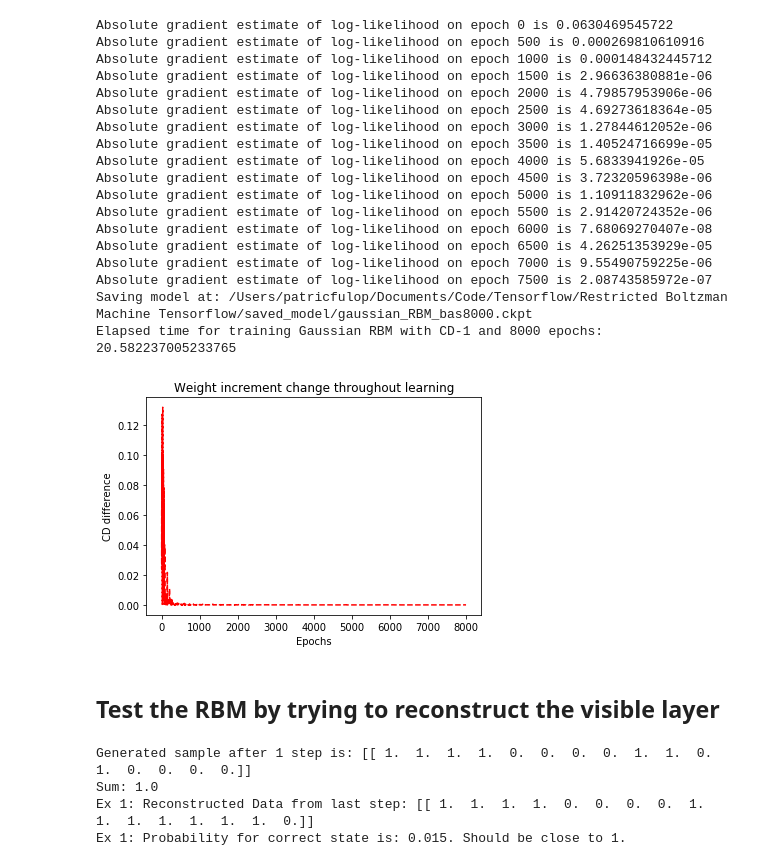
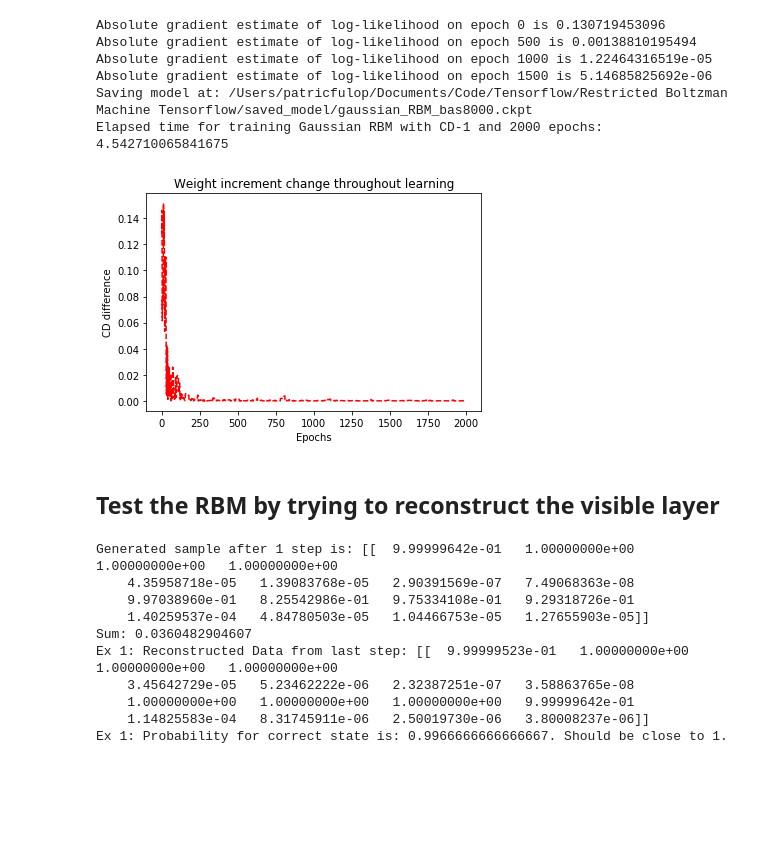
Before and after one commit to patricieni/RBM-Tensorflow, a Jupyter notebook: Gaussian RBM.ipynb, the cells around one changed output. Drawn from its saved outputs; the diff is of its cells as text; code cells hidden in the pictures; blank space fills up the shorter version.

Commit message:
Correct Gaussian rbm model with Notebook for BAS data

```diff
--- a/Gaussian RBM.ipynb
+++ b/Gaussian RBM.ipynb
@@ -1,21 +12,9 @@
 # %%
-import tensorflow as tf
-import os
-import numpy as np
-import numpy.random as rng
-from tensorflow.examples.tutorials.mnist import input_data
-from rbm.examples import bas_data
-from rbm.helper import batch
-from rbm.model import rbm
-import matplotlib.pyplot as plt
-import time
-
-
 # Create session.
 sess = tf.InteractiveSession()
 
 # Initialize RBM Model and batch BAS Dataset
-rbm_model= rbm.RBM(n_visible = 16, n_hidden = 16, lr = tf.constant(0.1,tf.float32), epochs = 8000)
+rbm_model= rbm.RBM(n_visible = 16, n_hidden = 16, lr = tf.constant(0.1,tf.float32), epochs = 2000)
 data = bas_data.get_data(rng.RandomState(123456))
 bt = batch.Batch(X = data, batch_size = 1)
 
@@ -42,17 +41,17 @@ with tf.name_scope("Accuracy"):
 # K-step Contrastive Divergence using Gibbs sampling
 # Positive divergence v_0^T * p(h_0|v_0)
 with tf.name_scope('Hidden_probabilities'):
-    pos_hid_prob = rbm.get_linear_probabilities('hidden',W,v,hb)
+    pos_hid_prob = rbm.get_gaussian_probabilities('hidden',W,v,hb)
 with tf.name_scope('Positive_Divergence'):
     pos_divergence = tf.matmul(tf.transpose(v),pos_hid_prob)
 
 
-pos_hid_states = rbm.sample_linear(pos_hid_prob)
-neg_vis_prob = rbm.get_linear_probabilities('visible', W, pos_hid_states, vb)
+pos_hid_states = rbm.sample(pos_hid_prob)
+neg_vis_prob = rbm.get_gaussian_probabilities('visible', W, pos_hid_states, vb)
 
 # Negative part v_sampled^T * p(h_sample_k+1|v_sample_k)
 with tf.name_scope('Negative_hidden_probabilities'):
-    neg_hid_prob = rbm.get_linear_probabilities('hidden', W, neg_vis_prob, hb)
+    neg_hid_prob = rbm.get_gaussian_probabilities('hidden', W, neg_vis_prob, hb)
 with tf.name_scope('Negative_Divergence'):
     neg_divergence = tf.matmul(tf.transpose(neg_vis_prob),neg_hid_prob)
 
@@ -86,58 +85,46 @@ test_writer = tf.summary.FileWriter(path_test,sess.graph)
 
 saver = tf.train.Saver({"weights":W, "visible_bias":vb, "hidden_bias":hb})
 
 ##### Start of training ######
 ##### -----------------#######
 start_time = time.time()
 sess.run(tf.global_variables_initializer())
 for epoch in range(rbm_model.epochs):
     if epoch % 30 == 0:
         sess.run(reinit)
     d = bt.get_batch()
     feed={v: d}
     [error_update, weight_update, accuracy_out, summary_str] = sess.run([error_sum, update,
                                                                        accuracy_update, summary],feed_dict=feed)
     test_writer.add_summary(summary_str,epoch)
 
     # Print log-likelihood to visualize how it decreases
     err[epoch] = sess.run(total_err)
     if epoch % 500 == 0 :
         print("Absolute gradient estimate of log-likelihood on epoch %s is %s" %(epoch,np.abs(err[epoch])))
 save_path = saver.save(sess, os.getcwd() + "/saved_model/gaussian_RBM_bas8000.ckpt")
 print("Saving model at: %s"%(save_path))
 ##### --------------- ######
 ##### End of Training ######
 
 # Plot
 print("Elapsed time for training Gaussian RBM with CD-1 and %s epochs: %s "%(rbm_model.epochs,time.time()-start_time))
 rbm.plot_weight_update(x=np.arange(0,rbm_model.epochs,1),y=np.abs(err))
 # %% [output]
-Absolute gradient estimate of log-likelihood on epoch 0 is 0.0630469545722
-Absolute gradient estimate of log-likelihood on epoch 500 is 0.000269810610916
-Absolute gradient estimate of log-likelihood on epoch 1000 is 0.000148432445712
-Absolute gradient estimate of log-likelihood on epoch 1500 is 2.96636380881e-06
-Absolute gradient estimate of log-likelihood on epoch 2000 is 4.79857953906e-06
-Absolute gradient estimate of log-likelihood on epoch 2500 is 4.69273618364e-05
-Absolute gradient estimate of log-likelihood on epoch 3000 is 1.27844612052e-06
-Absolute gradient estimate of log-likelihood on epoch 3500 is 1.40524716699e-05
-Absolute gradient estimate of log-likelihood on epoch 4000 is 5.6833941926e-05
-Absolute gradient estimate of log-likelihood on epoch 4500 is 3.72320596398e-06
-Absolute gradient estimate of log-likelihood on epoch 5000 is 1.10911832962e-06
-Absolute gradient estimate of log-likelihood on epoch 5500 is 2.91420724352e-06
-Absolute gradient estimate of log-likelihood on epoch 6000 is 7.68069270407e-08
-Absolute gradient estimate of log-likelihood on epoch 6500 is 4.26251353929e-05
-Absolute gradient estimate of log-likelihood on epoch 7000 is 9.55490759225e-06
-Absolute gradient estimate of log-likelihood on epoch 7500 is 2.08743585972e-07
+Absolute gradient estimate of log-likelihood on epoch 0 is 0.130719453096
+Absolute gradient estimate of log-likelihood on epoch 500 is 0.00138810195494
+Absolute gradient estimate of log-likelihood on epoch 1000 is 1.22464316519e-05
+Absolute gradient estimate of log-likelihood on epoch 1500 is 5.14685825692e-06
 Saving model at: /Users/patricfulop/Documents/Code/Tensorflow/Restricted Boltzman Machine Tensorflow/saved_model/gaussian_RBM_bas8000.ckpt
-Elapsed time for training Gaussian RBM with CD-1 and 8000 epochs: 20.582237005233765
+Elapsed time for training Gaussian RBM with CD-1 and 2000 epochs: 4.542710065841675
-[figure, old version]
+[figure, new version]
 # %% [markdown]
 ## Test the RBM by trying to reconstruct the visible layer
 # %%
 ##### Testing #####
 # Testing the RBM for one sample step after learning the weights
 test = np.array([1, 1, 1, 1, 0, 0, 0, 0, 0.5, 0.5, 0.5, 0.5, 0, 0, 0, 0]).reshape(1,rbm_model.n_visible)
-sample = rbm.gibbs_linear(1,v=v,hb=hb,vb=vb,W=W).eval(session=sess, feed_dict={v: test.astype(np.float32)})
+sample = rbm.gibbs_gaussian(1,v=v,hb=hb,vb=vb,W=W).eval(session=sess, feed_dict={v: test.astype(np.float32)})
 print("Generated sample after %s step is: %s" %(1, sample))
 
 # More debug
@@ -150,26 +137,32 @@ print("Sum: %s" %(np.sum((sample - out) ** 2)))
 # See histogram for why it's a good reconstruction
 i = 0
 c1 = 0
-r = 200
+r = 300
 burnin = r//10
-test_input = np.array([1, 0.5, 0.5, 0.5, 0, 0.5, 0.5, 0.5, 1, 0.5, 0.5, 0.5, 0, 0.5, 0.5, 0.5]).reshape(1,rbm_model.n_visible)
+test_input = np.array([1, 1, 1, 1, 0, 0, 0, 0, 1, 1, 1, 1, 0, 0, 0, 0]).reshape(1,rbm_model.n_visible)
 test_output = np.array([1, 1, 1, 1, 0, 0, 0, 0, 1, 1, 1, 1, 0, 0, 0, 0]).reshape(1,rbm_model.n_visible)
 res = np.zeros([r,rbm_model.n_visible])
 
 for i in range(r+burnin):
-    reconstructed_data = rbm.gibbs_linear(1,v=v,hb=hb,vb=vb,W=W).eval(session=sess, feed_dict={v: test_input.astype(np.float32)})
+    reconstructed_data = rbm.gibbs_gaussian(1,v=v,hb=hb,vb=vb,W=W).eval(session=sess, feed_dict={v: test_input.astype(np.float32)})
     if i > burnin:
-        if np.sum((reconstructed_data - test_output) ** 2) == 0:
+        if np.sum((reconstructed_data - test_output) ** 2) <= 0.1:
                    c1 += 1
         res[i-burnin] = reconstructed_data
     i += 1
 print("Ex 1: Reconstructed Data from last step: %s" %(reconstructed_data))
 print("Ex 1: Probability for correct state is: %s. Should be close to 1. " %(c1/r))
 # %% [output]
-Generated sample after 1 step is: [[ 1.  1.  1.  1.  0.  0.  0.  0.  1.  1.  0.  1.  0.  0.  0.  0.]]
-Sum: 1.0
-Ex 1: Reconstructed Data from last step: [[ 1.  1.  1.  1.  0.  0.  0.  0.  1.  1.  1.  1.  1.  1.  1.  0.]]
-Ex 1: Probability for correct state is: 0.015. Should be close to 1.
+Generated sample after 1 step is: [[  9.99999642e-01   1.00000000e+00   1.00000000e+00   1.00000000e+00
+    4.35958718e-05   1.39083768e-05   2.90391569e-07   7.49068363e-08
+    9.97038960e-01   8.25542986e-01   9.75334108e-01   9.29318726e-01
+    1.40259537e-04   4.84780503e-05   1.04466753e-05   1.27655903e-05]]
+Sum: 0.0360482904607
+Ex 1: Reconstructed Data from last step: [[  9.99999523e-01   1.00000000e+00   1.00000000e+00   1.00000000e+00
+    3.45642729e-05   5.23462222e-06   2.32387251e-07   3.58863765e-08
+    1.00000000e+00   1.00000000e+00   1.00000000e+00   9.99999642e-01
+    1.14825583e-04   8.31745911e-06   2.50019730e-06   3.80008237e-06]]
+Ex 1: Probability for correct state is: 0.9966666666666667. Should be close to 1.
 # %%
 # plt.imshow(res[1:100],interpolation="None",cmap=plt.cm.gray)
 plt.hist(res,bins=2)
```
Also changed, not shown: parts of 2 cells of this notebook, 1 other file.
